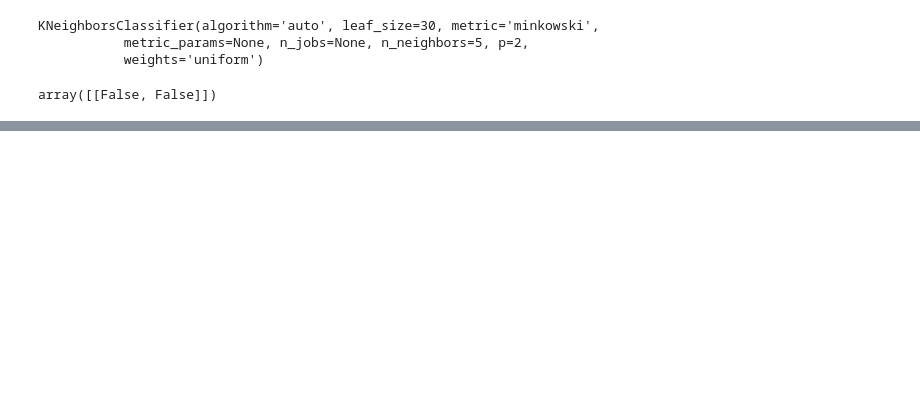
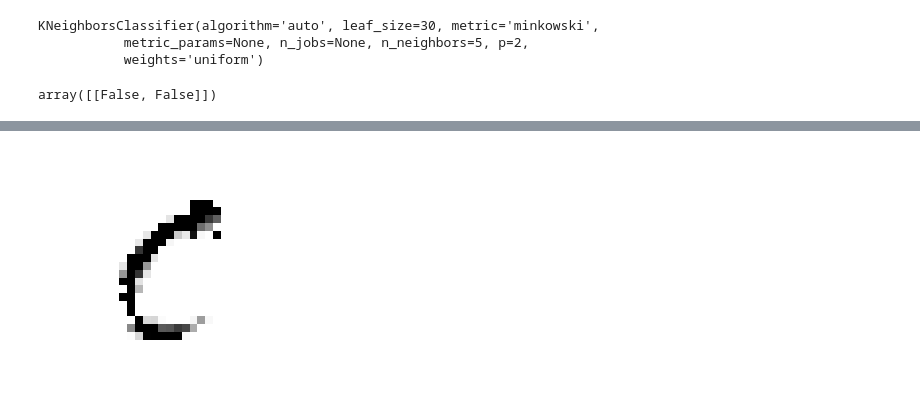
Before and after one commit to magicPony/handson-ml, a Jupyter notebook: Workspace/classification_mnist.ipynb, the cells around one changed output, grey strips where cells are left out. Cells and saved outputs as stored; diff of their text form; code cells hidden in the pictures; blank space fills up the shorter version.

```diff
--- a/Workspace/classification_mnist.ipynb
+++ b/Workspace/classification_mnist.ipynb
@@ -353,0 +375,6 @@ f1_score(y_train, y_train_knn_pred, average='macro')
+# %%
+knn_clf.fit(X_train_mod, y_train_mod)
+clean_digit = knn_clf.predict([X_test_mod[10]])
+plot_digits(clean_digit)
+# %% [output]
+[figure, added]
```
Also changed, not shown: parts of 23 cells of this notebook, 5 other files.
